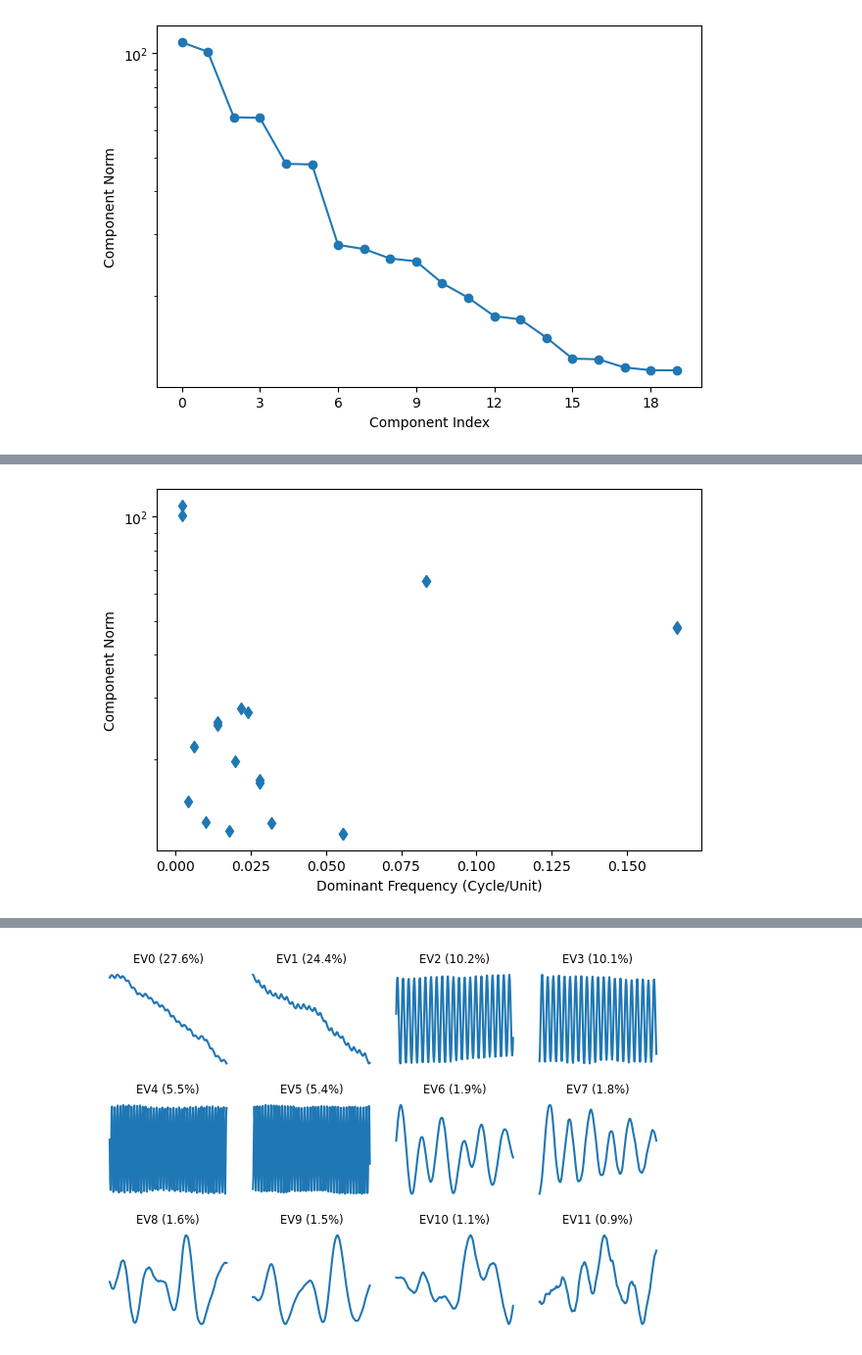
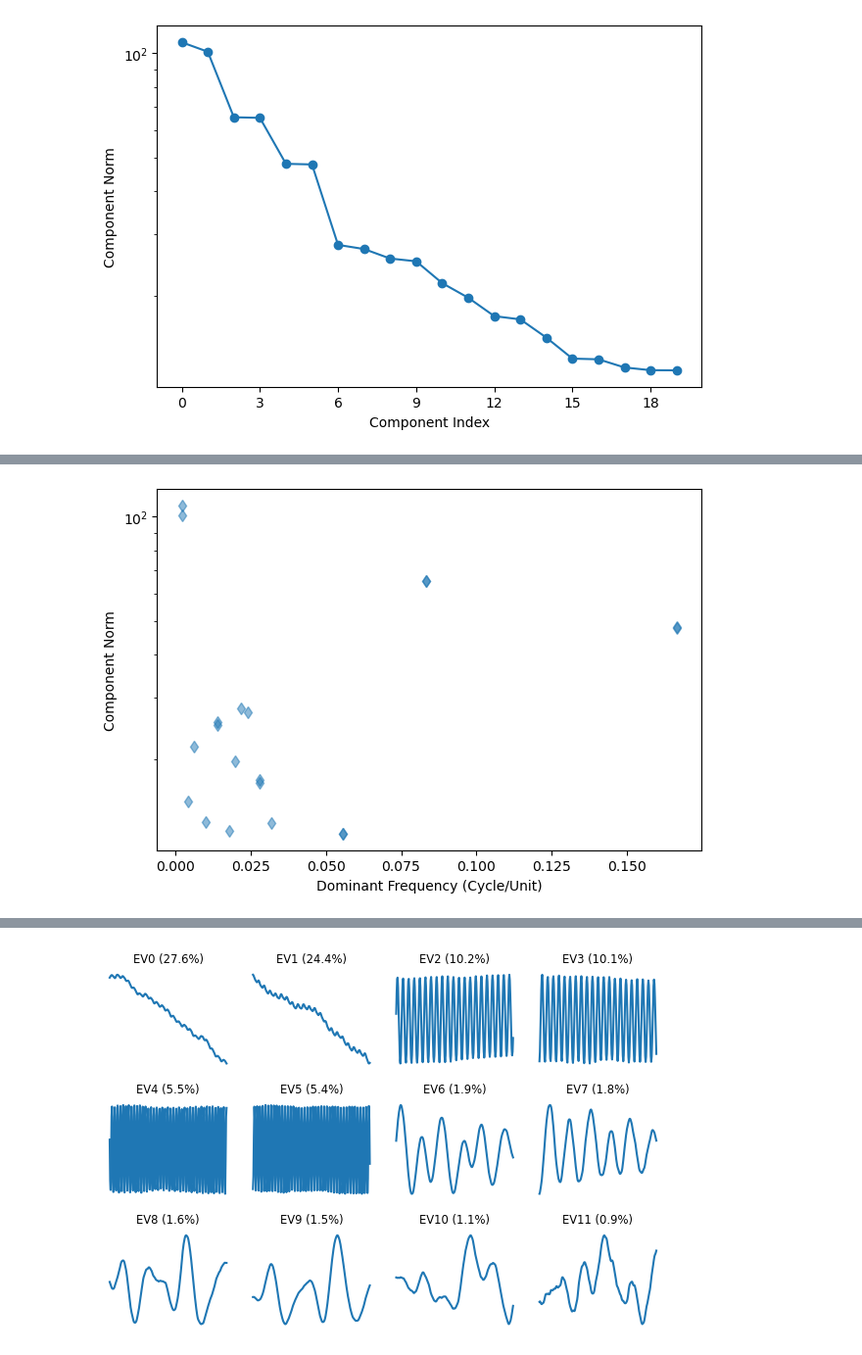
Before and after one commit to ADSCIAN/ssalib, a Jupyter notebook: notebooks/02_ssa_plotting_guide.ipynb, the cells around one changed output, grey strips where cells are left out. Shown at 98% size. Cells and saved outputs as stored; diff of their text form; code cells hidden in the pictures.

```diff
--- a/notebooks/02_ssa_plotting_guide.ipynb
+++ b/notebooks/02_ssa_plotting_guide.ipynb
@@ -238,5 +244,9 @@ fig, ax = ssa.plot(n_components=20, marker='o')
 # %%
 ssa = SSA(sst).decompose()
-fig, ax = ssa.plot(n_components=20, rank_by ='freq', marker='d', ls='none')
+fig, ax = ssa.plot(
+    n_components=20,
+    rank_by='freq',
+    marker='d', ls='none', alpha=.5
+)
 # %% [output]
-[figure, old version]
+[figure, new version]
```
Also changed, not shown: parts of 7 cells of this notebook.
